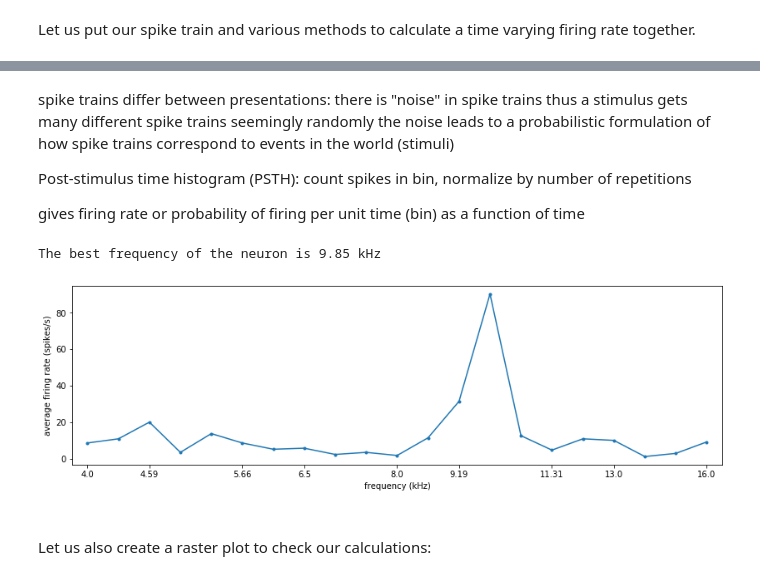
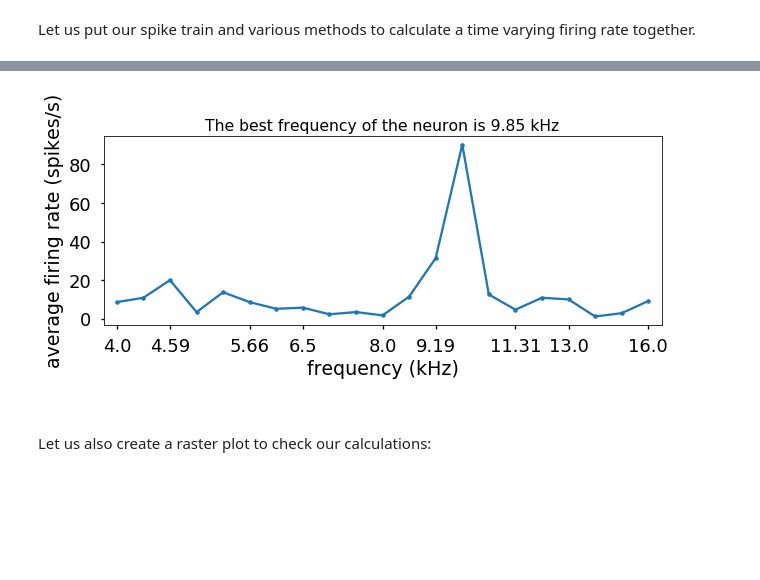
Before and after one commit to JeschkeM/LehrprobeUOL, a Jupyter notebook: MJeschke_Lehrprobe_SpikeTrainAnalysisUsingPython.ipynb, the cells around one changed output, grey strips where cells are left out. Saved outputs shown, nothing was run; the diff lists cells and outputs as text; code cells hidden in the pictures; blank space fills up the shorter version.

```diff
--- a/MJeschke_Lehrprobe_SpikeTrainAnalysisUsingPython.ipynb
+++ b/MJeschke_Lehrprobe_SpikeTrainAnalysisUsingPython.ipynb
@@ -347,63 +457,53 @@ Then we can expand the <strong>spike count rate</strong>: $r = n/T$
 to multiple trials to get the <strong>average firing rate:</strong> $\langle r \rangle = \frac{\langle n \rangle}{T}$, with $\langle \cdot \rangle$ denoting the average.
 
 The tuning curve is then the average firing rate as a function of the stimulus or stimulus property: $\langle r \rangle = f(s)$
-# %% [markdown]
-spike trains differ between presentations: there is "noise" in spike trains
-thus a stimulus gets many different spike trains seemingly randomly
-the noise leads to a probabilistic formulation of how spike trains correspond to events in the world (stimuli)
-
-
-Post-stimulus time histogram (PSTH): count spikes in bin, normalize by number of repetitions
-
-gives firing rate or probability of firing per unit time (bin) as a function of time
 # %%
 def avg_firing_rate(spike_counts, duration):
         return np.mean(spike_counts)/duration
 # %%
-# load the data of a frequency tuning experiment from a thalamic neuron of an awake marmoset
-stimulus_frequencies = np.loadtxt('data' + '/' + 'M13W1671_stimuli.txt', skiprows = 1)
-trials_spike_times   = np.loadtxt('data' + '/' + 'M13W1671_trials_spike_times.txt', delimiter = ',',skiprows = 1)
+# load the data of a frequency tuning experiment from a
+# thalamic neuron of an awake marmoset
+example_stim_file = 'data/M13W1671_stimuli.txt'
+example_data_file = 'data/M13W1671_trials_spike_times.txt'
+stimulus_frequencies = np.loadtxt(example_stim_file, skiprows = 1)
+trials_spike_times   = np.loadtxt(example_data_file, delimiter = ',',skiprows = 1)
 
 # general parameters
 stimulus_duration = 0.25
 n_stimuli = len(stimulus_frequencies) # or unique entries in the first column of trials_spike_times
 n_rep     = max(trials_spike_times[:,1])
 
 # return unique rows consisting of a stimulus index and trial ID
 un_trials = np.unique(trials_spike_times[:,[0,2]], axis = 0)
 
 # collect spike counts per trial during stimulus presentation
 trial_spike_counts = np.zeros(len(un_trials))
 trains_to_plot = []
 for idxTrial, curTrial in enumerate(un_trials[:,1]):
-    cur_trial_spike_times = trials_spike_times[trials_spike_times[:,2] == curTrial,3]
-    trial_spike_counts[idxTrial] = sum((cur_trial_spike_times > 0) & (cur_trial_spike_times <= stimulus_duration))
+    cur_trial_spike_times = trials_spike_times[\
+                                trials_spike_times[:,2] == curTrial,3]
+    # count spikes of the current trial during the stimulus
+    trial_spike_counts[idxTrial] = sum((cur_trial_spike_times > 0) &\
+                        (cur_trial_spike_times <= stimulus_duration))
 
-    trains_to_plot.append(trials_spike_times[trials_spike_times[:,2] == curTrial,3]) # keep a reference for plotting
+    trains_to_plot.append(trials_spike_times[\
+                trials_spike_times[:,2] == curTrial,3]) # keep a reference for plotting
 
 # calculate the average firing rate per stimulus
 firing_rate = np.zeros(len(stimulus_frequencies))
 for idxStim, curStim in enumerate(np.unique(un_trials[:,0])):
-    firing_rate[idxStim] = avg_firing_rate(trial_spike_counts[un_trials[:,0] == curStim], stimulus_duration)
+    firing_rate[idxStim] = avg_firing_rate(\
+                trial_spike_counts[un_trials[:,0] == curStim],\
+                stimulus_duration)
 
 # identify the peak firing rate to get the stimulus that drives the neuron best
-best_frequency = np.round(stimulus_frequencies[np.argmax(firing_rate)]/1000,2)
-print(f"The {color.BOLD}best frequency{color.END} of the neuron is {best_frequency} kHz")
+best_frequency = np.round(stimulus_frequencies[\
+                                np.argmax(firing_rate)]/1000,2)
 
 # Plotting
-h_fig, h_ax = plt.subplots(nrows = 2, ncols = 1,  gridspec_kw = {'height_ratios':[10,1.5]})
-h_ax[0].plot(np.arange(n_stimuli), firing_rate,".-")
-
-# put a useful label on the abscissa
-xticks = h_ax[0].get_xticks().astype(int)
-xticks = xticks[(xticks >= 0) & (xticks < n_stimuli)]
-
-plt.setp(h_ax[0], xticks = xticks, xticklabels = (np.round(stimulus_frequencies[xticks]/1000,2)),\
-        ylabel ='average firing rate (spikes/s)', xlabel ='frequency (kHz)', xlim = [-0.5, n_stimuli-0.5])
-
-hideAxes(h_ax[1])
+plotTuningCurve(n_stimuli, firing_rate, \
+                stimulus_frequencies, best_frequency)
 # %% [output]
-The best frequency of the neuron is 9.85 kHz
-[figure, old version]
+[figure, new version]
 # %% [markdown]
 Let us also create a raster plot to check our calculations:
```
Also changed, not shown: parts of 55 cells of this notebook, 7 other files.
